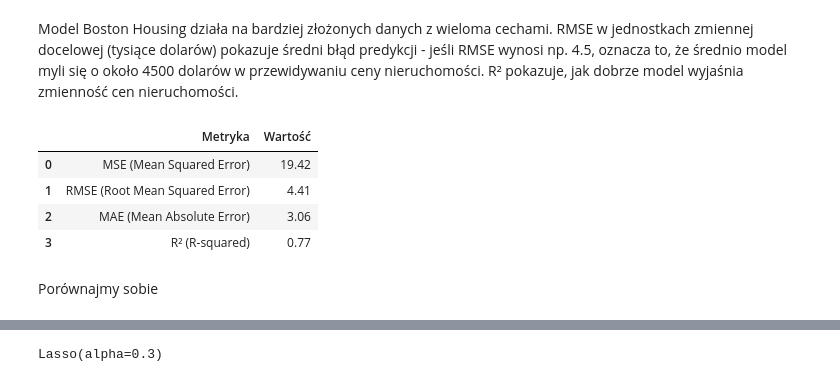
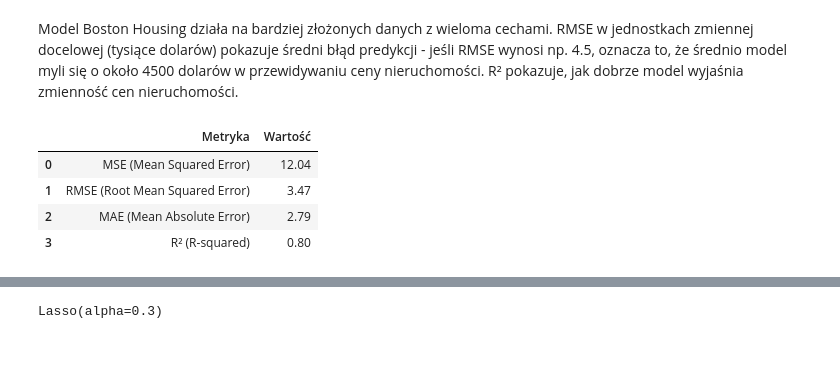
Before and after one commit to piotrczech/PWr-Introduction-to-machine-learning, a Jupyter notebook: lista3.ipynb, the cells around one changed output, grey strips where cells are left out. Drawn from its saved outputs; the diff is of its cells as text; code cells hidden in the pictures; blank space fills up the shorter version.

```diff
--- a/lista3.ipynb
+++ b/lista3.ipynb
@@ -192,6 +184,7 @@ print(f"liczba brakujących wartości w kolumnach: {nan_count} na {df_boston.sha
 liczba brakujących wartości w kolumnach: 112 na 506 wierszy
 # %%
 df_boston.dropna(inplace=True)
+df_boston = df_boston[df_boston['MEDV'] < 50]
 # %%
 X_boston = df_boston[['CRIM', 'ZN', 'INDUS', 'CHAS', 'NOX', 'RM', 'AGE', 'DIS', 'RAD', 'TAX', 'PTRATIO', 'B', 'LSTAT']]
 y_boston = df_boston['MEDV']
@@ -198,6 +193,12 @@ y_boston = df_boston['MEDV']
+# %%
+X_boston_train, X_boston_test, y_boston_train, y_boston_test = train_test_split(X_boston, y_boston, test_size=0.2, random_state=random_state)
+# %%
+scaler = StandardScaler()
+X_boston_train_scaled = scaler.fit_transform(X_boston_train)
+X_boston_test_scaled = scaler.transform(X_boston_test)
 # %%
 boston_model = LinearRegression()
-boston_model.fit(X_boston, y_boston)
+boston_model.fit(X_boston_train_scaled, y_boston_train)
 # %% [output]
 LinearRegression()
 # %% [markdown]
@@ -324,14 +321,12 @@ metrics_simple_df
 # %% [markdown]
 Model Boston Housing działa na bardziej złożonych danych z wieloma cechami. RMSE w jednostkach zmiennej docelowej (tysiące dolarów) pokazuje średni błąd predykcji - jeśli RMSE wynosi np. 4.5, oznacza to, że średnio model myli się o około 4500 dolarów w przewidywaniu ceny nieruchomości. R² pokazuje, jak dobrze model wyjaśnia zmienność cen nieruchomości.
 # %%
-y_pred_boston = boston_model.predict(X_boston)
-metrics_boston_df, metrics_boston = calculate_metrics(y_boston, y_pred_boston)
+y_pred_boston = boston_model.predict(X_boston_test_scaled)
+metrics_boston_df, metrics_boston = calculate_metrics(y_boston_test, y_pred_boston)
 metrics_boston_df
 # %% [output]
 |  | Metryka | Wartość |
-| 0 | MSE (Mean Squared Error) | 19.42 |
-| 1 | RMSE (Root Mean Squared Error) | 4.41 |
-| 2 | MAE (Mean Absolute Error) | 3.06 |
-| 3 | R² (R-squared) | 0.77 |
+| 0 | MSE (Mean Squared Error) | 12.04 |
+| 1 | RMSE (Root Mean Squared Error) | 3.47 |
+| 2 | MAE (Mean Absolute Error) | 2.79 |
+| 3 | R² (R-squared) | 0.80 |
-# %% [markdown]
-Porównajmy sobie
```
Also changed, not shown: parts of 16 cells of this notebook.
